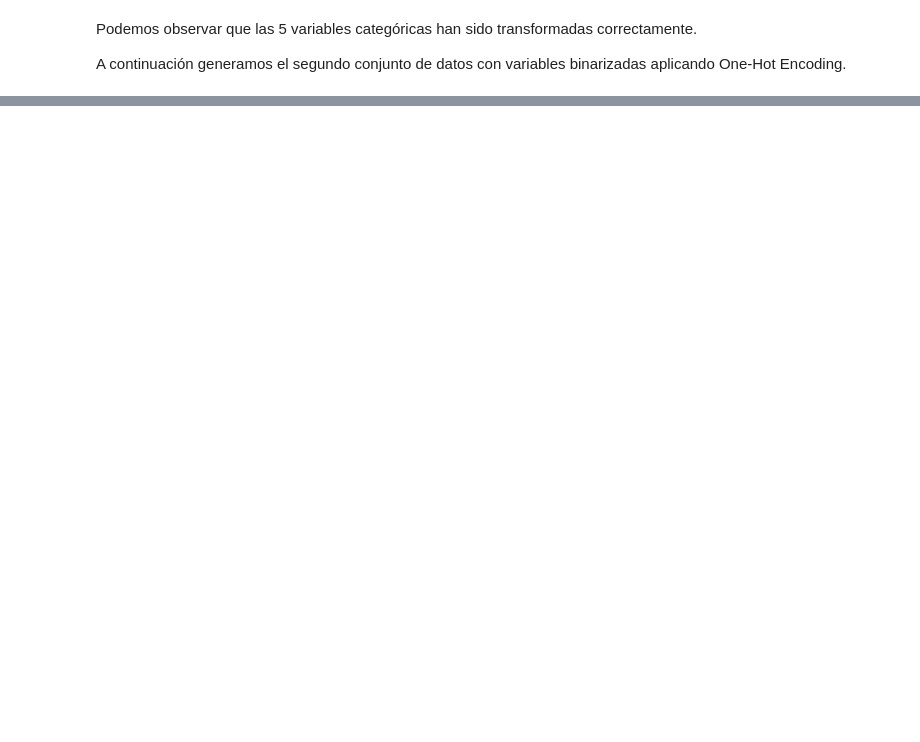
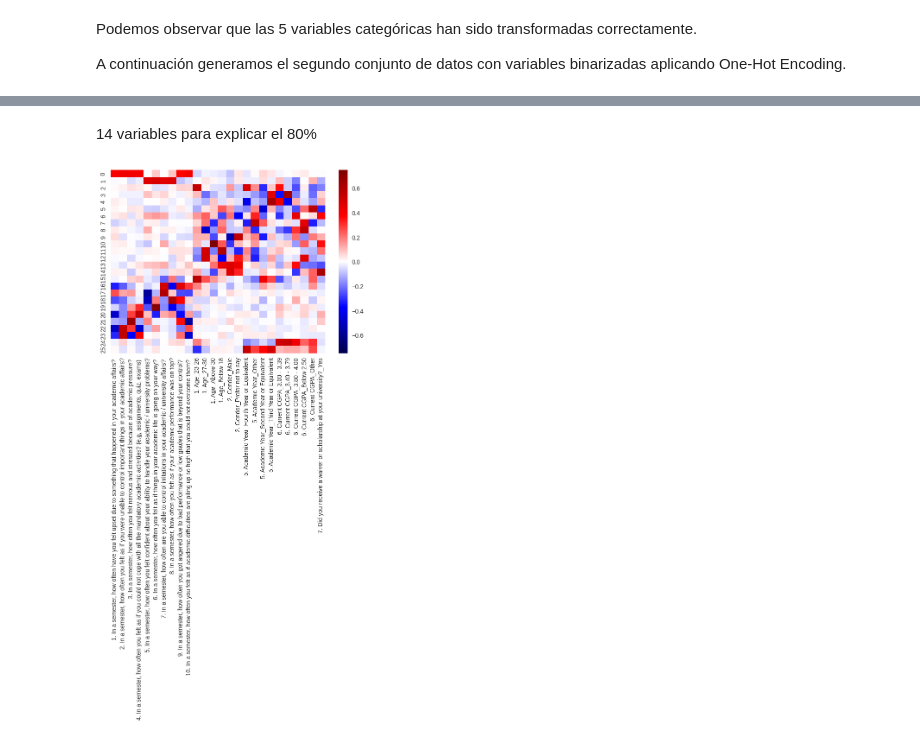
Before and after one commit to martingranados532004/APA-PROBLEMES-INDIVIDUALS, a Jupyter notebook: problema2-ex4.ipynb, the cells around one changed output, grey strips where cells are left out. Saved outputs shown, nothing was run; the diff lists cells and outputs as text; code cells hidden in the pictures; blank space fills up the shorter version.

```diff
--- a/problema2-ex4.ipynb
+++ b/problema2-ex4.ipynb
@@ -196,0 +229,8 @@ plt.show()
+# %%
+scaler = StandardScaler()
+
+# Ajustamos y transformamos X_train y X_test de X_train_num
+X_train_num_scaled = pd.DataFrame(scaler.fit_transform(X_train_num), columns=X_train_num.columns)
+X_test_num_scaled = pd.DataFrame(scaler.transform(X_test_num), columns=X_test_num.columns)
+
+X_train_num_scaled.head()
@@ -196,0 +263,6 @@ plt.show()
+# %%
+# Ajustamos y transformamos X_train y X_test de X_train_bin
+X_train_bin_scaled = pd.DataFrame(scaler.fit_transform(X_train_bin), columns=X_train_bin.columns)
+X_test_bin_scaled = pd.DataFrame(scaler.transform(X_test_bin), columns=X_test_bin.columns)
+
+X_train_bin_scaled.head()
@@ -196,0 +300,17 @@ plt.show()
+# %%
+# Aplicar PCA a todos los datos estandarizados
+pca_model = PCA().fit(X_train_bin_scaled)
+print("Varianza explicada:", pca_model.explained_variance_ratio_)
+print("Varianza acumulada:", pca_model.explained_variance_ratio_.cumsum())
+
+# Varianza explicada
+fig = plt.figure(figsize=(8,6))
+plt.plot(range(1, len(pca_model.explained_variance_ratio_) + 1), pca_model.explained_variance_ratio_, alpha=0.8, marker='.', label="Variancia Explicada")
+plt.ylabel('Variancia explicada')
+plt.xlabel('Componentes')
+plt.plot(range(1, len(pca_model.explained_variance_ratio_) + 1),
+         np.cumsum(pca_model.explained_variance_ratio_),
+         c='red', marker='.',
+         label="Variancia explicada acumulativa")
+plt.legend()
+plt.title('Porcentaje de variancia explicada por componente')
@@ -196,0 +335,10 @@ plt.show()
+# %% [markdown]
+14 variables para explicar el 80%
+# %%
+sns.heatmap(pca_model.components_, cmap='seismic',
+            xticklabels=list(X_train_bin_scaled.columns),
+            vmin=-np.max(np.abs(pca_model.components_)),
+            vmax=np.max(np.abs(pca_model.components_)),
+            annot=False);
+# %% [output]
+[figure, added]
```
Also changed, not shown: parts of 13 cells of this notebook.
